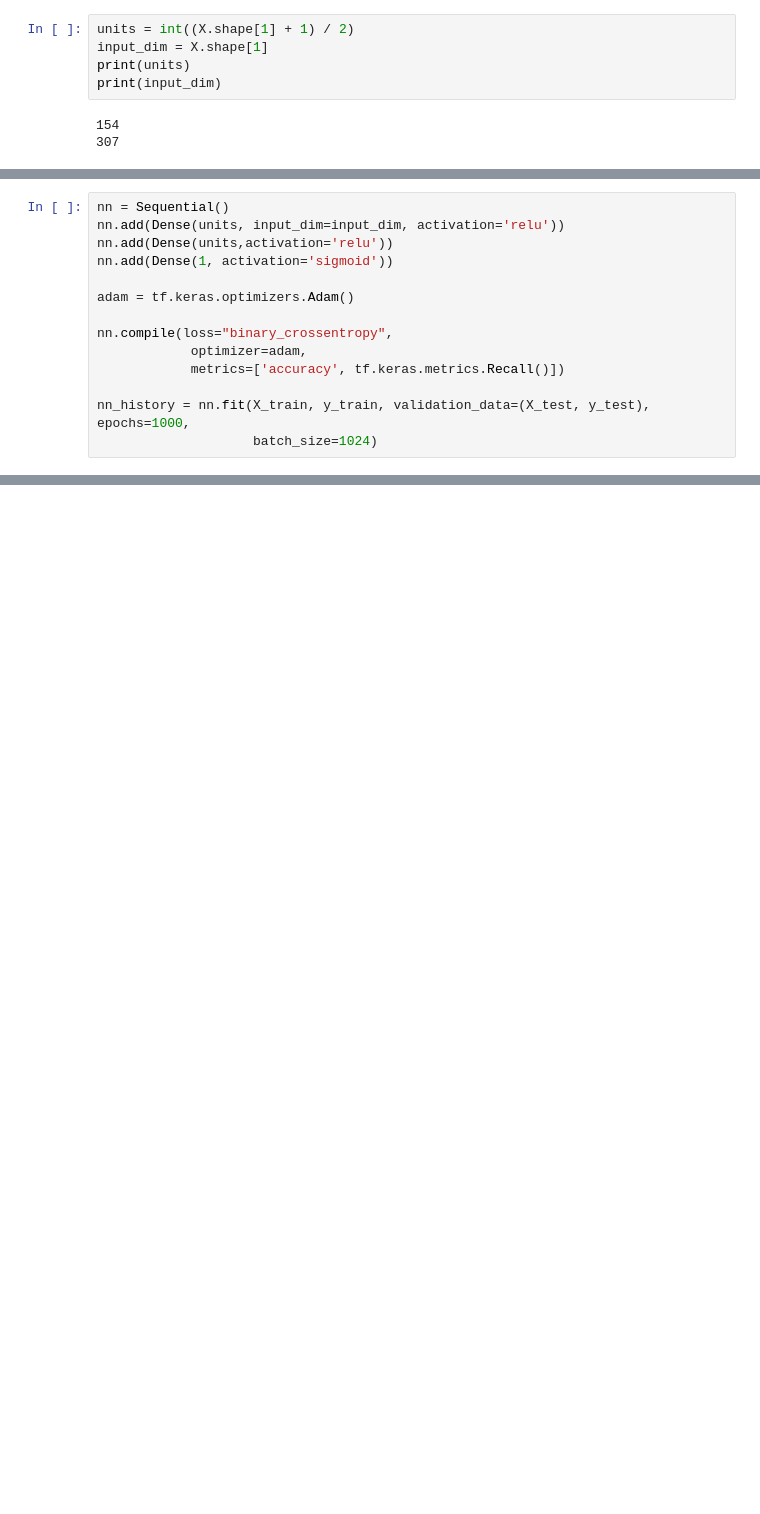
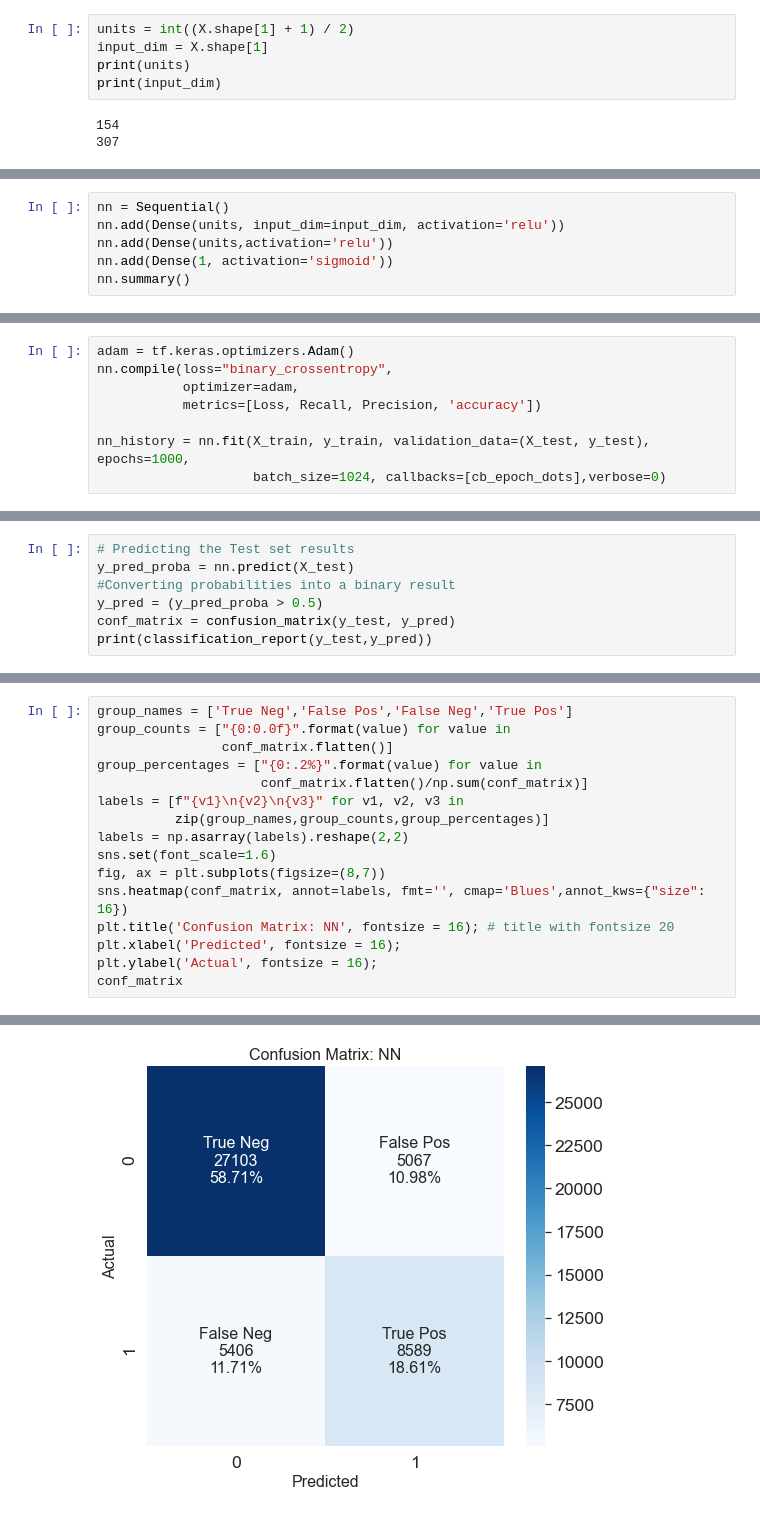
Before and after one commit to jb-ds2020/nf-ds3-capstone-churn-prevention, a Jupyter notebook: Baseline_Model.ipynb, the cells around one changed output, grey strips where cells are left out. Cells and saved outputs as stored; diff of their text form; blank space fills up the shorter version.

```diff
--- a/Baseline_Model.ipynb
+++ b/Baseline_Model.ipynb
@@ -366,13 +387,5 @@ nn = Sequential()
 nn.add(Dense(units, input_dim=input_dim, activation='relu'))
 nn.add(Dense(units,activation='relu'))
 nn.add(Dense(1, activation='sigmoid'))
-
-adam = tf.keras.optimizers.Adam()
-
-nn.compile(loss="binary_crossentropy",
-            optimizer=adam,
-            metrics=['accuracy', tf.keras.metrics.Recall()])
-
-nn_history = nn.fit(X_train, y_train, validation_data=(X_test, y_test), epochs=1000,
-                    batch_size=1024)
+nn.summary()
 # %% [output]
@@ -395,0 +406,8 @@ Epoch 1000/1000
+# %%
+adam = tf.keras.optimizers.Adam()
+nn.compile(loss="binary_crossentropy",
+           optimizer=adam,
+           metrics=[Loss, Recall, Precision, 'accuracy'])
+
+nn_history = nn.fit(X_train, y_train, validation_data=(X_test, y_test), epochs=1000,
+                    batch_size=1024, callbacks=[cb_epoch_dots],verbose=0)
@@ -395,0 +437,7 @@ Epoch 1000/1000
+# %%
+# Predicting the Test set results
+y_pred_proba = nn.predict(X_test)
+#Converting probabilities into a binary result
+y_pred = (y_pred_proba > 0.5)
+conf_matrix = confusion_matrix(y_test, y_pred)
+print(classification_report(y_test,y_pred))
@@ -395,0 +467,17 @@ Epoch 1000/1000
+# %%
+group_names = ['True Neg','False Pos','False Neg','True Pos']
+group_counts = ["{0:0.0f}".format(value) for value in
+                conf_matrix.flatten()]
+group_percentages = ["{0:.2%}".format(value) for value in
+                     conf_matrix.flatten()/np.sum(conf_matrix)]
+labels = [f"{v1}\n{v2}\n{v3}" for v1, v2, v3 in
+          zip(group_names,group_counts,group_percentages)]
+labels = np.asarray(labels).reshape(2,2)
+sns.set(font_scale=1.6)
+fig, ax = plt.subplots(figsize=(8,7))
+sns.heatmap(conf_matrix, annot=labels, fmt='', cmap='Blues',annot_kws={"size": 16})
+plt.title('Confusion Matrix: NN', fontsize = 16); # title with fontsize 20
+plt.xlabel('Predicted', fontsize = 16);
+plt.ylabel('Actual', fontsize = 16);
+conf_matrix
+# %% [output]
@@ -395,0 +486 @@ Epoch 1000/1000
+[figure, added]
```
Also changed, not shown: parts of 24 cells of this notebook.
